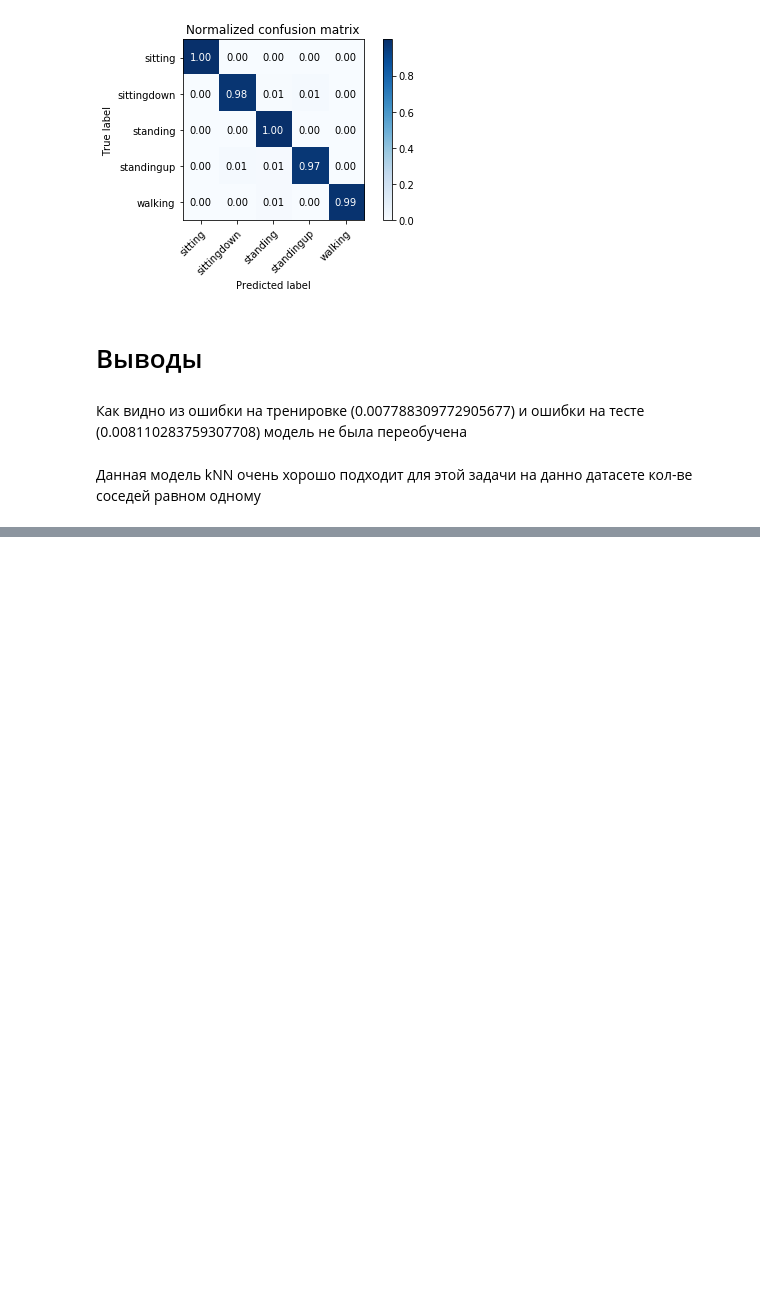
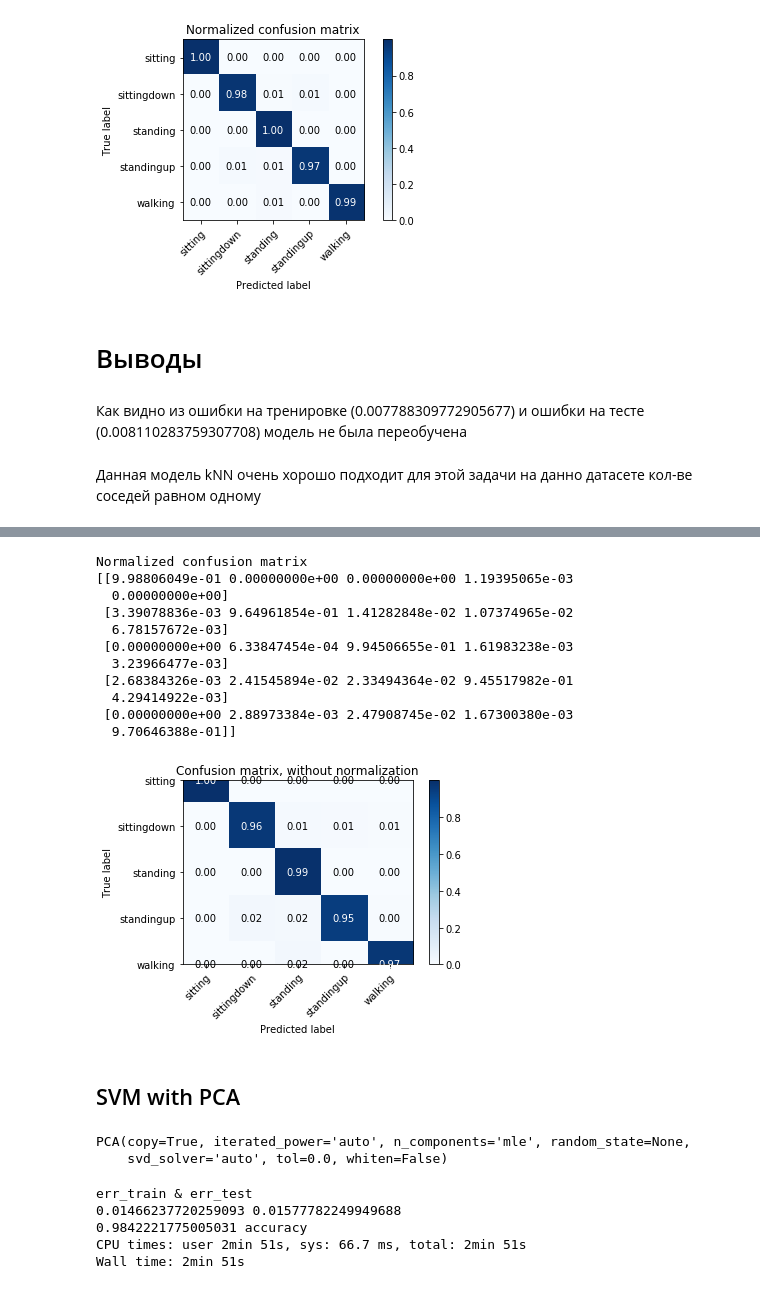
Before and after one commit to ABoltachev/Laba_1, a Jupyter notebook: Laba_1.ipynb, the cells around one changed output, grey strips where cells are left out. Saved outputs shown, nothing was run; the diff lists cells and outputs as text; code cells hidden in the pictures; blank space fills up the shorter version.

```diff
--- a/Laba_1.ipynb
+++ b/Laba_1.ipynb
@@ -516,0 +546,26 @@ Normalized confusion matrix
+# %%
+# Plot non-normalized confusion matrix
+plot_confusion_matrix(y_test, y_test_predict, classes=classes, normalize=True,
+                      title='Confusion matrix, without normalization')
+pass
+# %% [output]
+Normalized confusion matrix
+[[9.98806049e-01 0.00000000e+00 0.00000000e+00 1.19395065e-03
+  0.00000000e+00]
+ [3.39078836e-03 9.64961854e-01 1.41282848e-02 1.07374965e-02
+  6.78157672e-03]
+ [0.00000000e+00 6.33847454e-04 9.94506655e-01 1.61983238e-03
+  3.23966477e-03]
+ [2.68384326e-03 2.41545894e-02 2.33494364e-02 9.45517982e-01
+  4.29414922e-03]
+ [0.00000000e+00 2.88973384e-03 2.47908745e-02 1.67300380e-03
+  9.70646388e-01]]
+[figure, added]
+# %% [markdown]
+## SVM with PCA
+# %%
+pca = PCA(n_components='mle')# adjust yourself
+pca.fit(X_train)
+# %% [output]
+PCA(copy=True, iterated_power='auto', n_components='mle', random_state=None,
+    svd_solver='auto', tol=0.0, whiten=False)
@@ -516,0 +575,16 @@ Normalized confusion matrix
+# %%
+%%time
+clf = SVC()
+clf.fit(X_t_train, y_train)
+err_train = np.mean(y_train != clf.predict(X_t_train))
+err_test = np.mean(y_test != clf.predict(X_t_test))
+Accuracy = clf.score(X_t_test, y_test)
+print("err_train & err_test")
+print(err_train, err_test)
+print(Accuracy, "accuracy")
+# %% [output]
+err_train & err_test
+0.01466237720259093 0.01577782249949688
+0.9842221775005031 accuracy
+CPU times: user 2min 51s, sys: 66.7 ms, total: 2min 51s
+Wall time: 2min 51s
```
Also changed, not shown: parts of 24 cells of this notebook.
